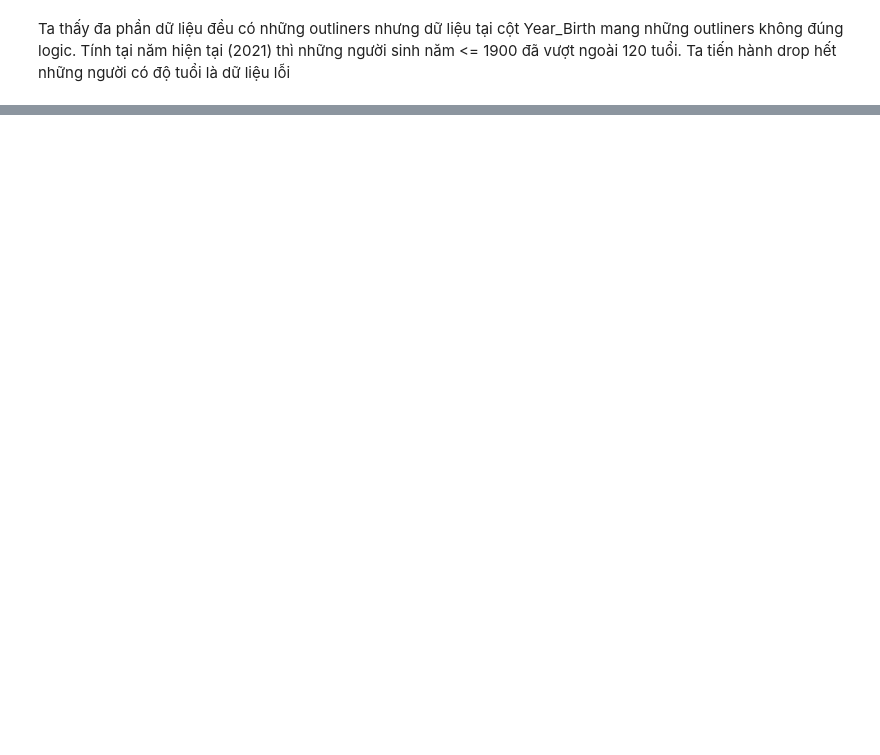
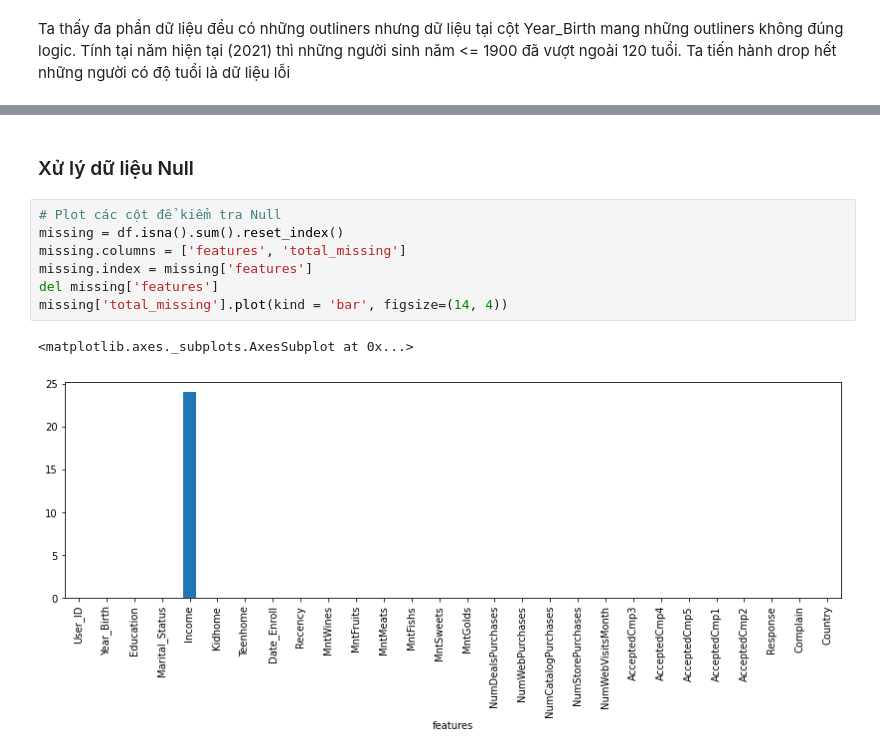
Before and after one commit to nghoanglong/DS102-M11-CNCL, a Jupyter notebook: Marketing_Analytics.ipynb, the cells around one changed output, grey strips where cells are left out. Cells and saved outputs as stored; diff of their text form; blank space fills up the shorter version.

```diff
--- a/Marketing_Analytics.ipynb
+++ b/Marketing_Analytics.ipynb
@@ -256,0 +189,12 @@ memory usage: 489.5+ KB
+# %% [markdown]
+### Xử lý dữ liệu Null
+# %%
+# Plot các cột để kiểm tra Null
+missing = df.isna().sum().reset_index()
+missing.columns = ['features', 'total_missing']
+missing.index = missing['features']
+del missing['features']
+missing['total_missing'].plot(kind = 'bar', figsize=(14, 4))
+# %% [output]
+<matplotlib.axes._subplots.AxesSubplot at 0x...>
+[figure, added]
```
Also changed, not shown: parts of 35 cells of this notebook.
